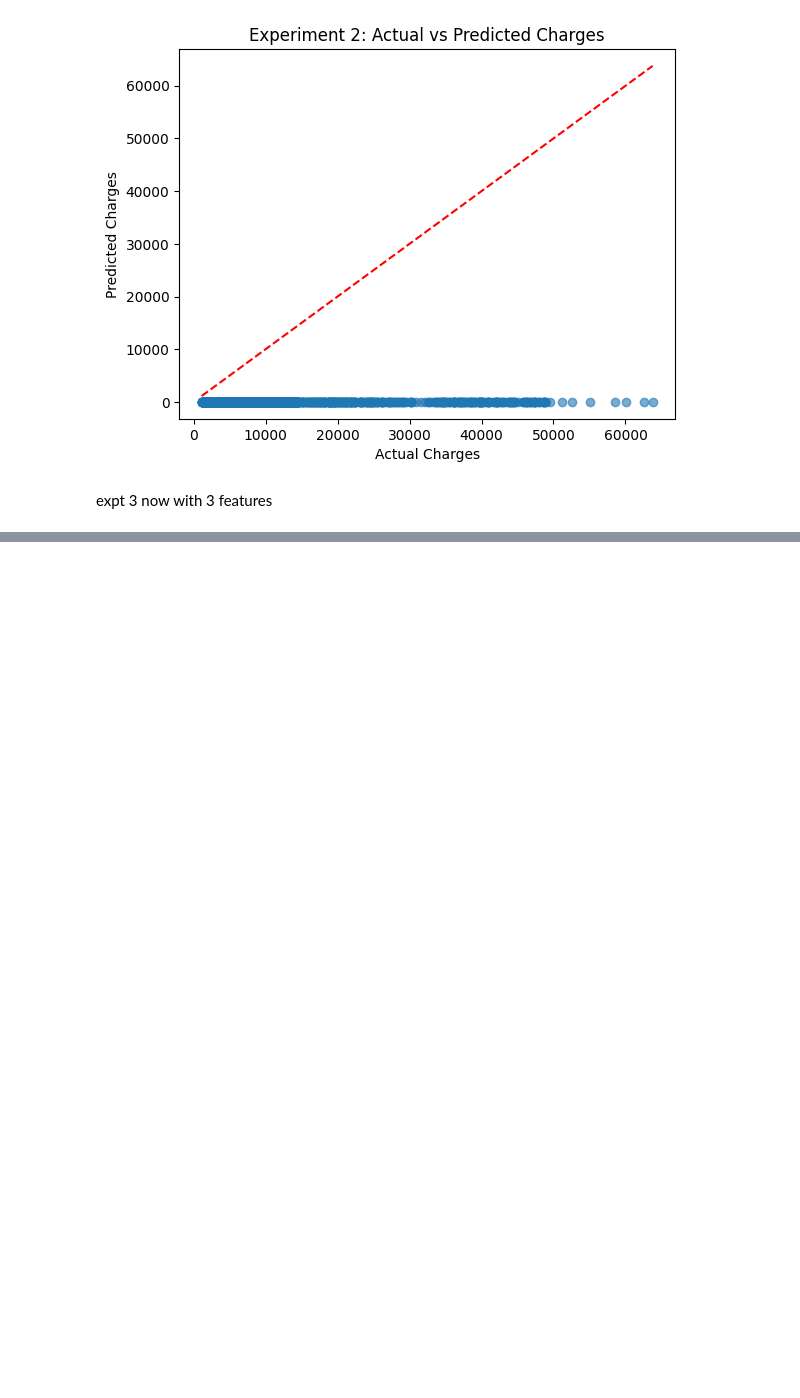
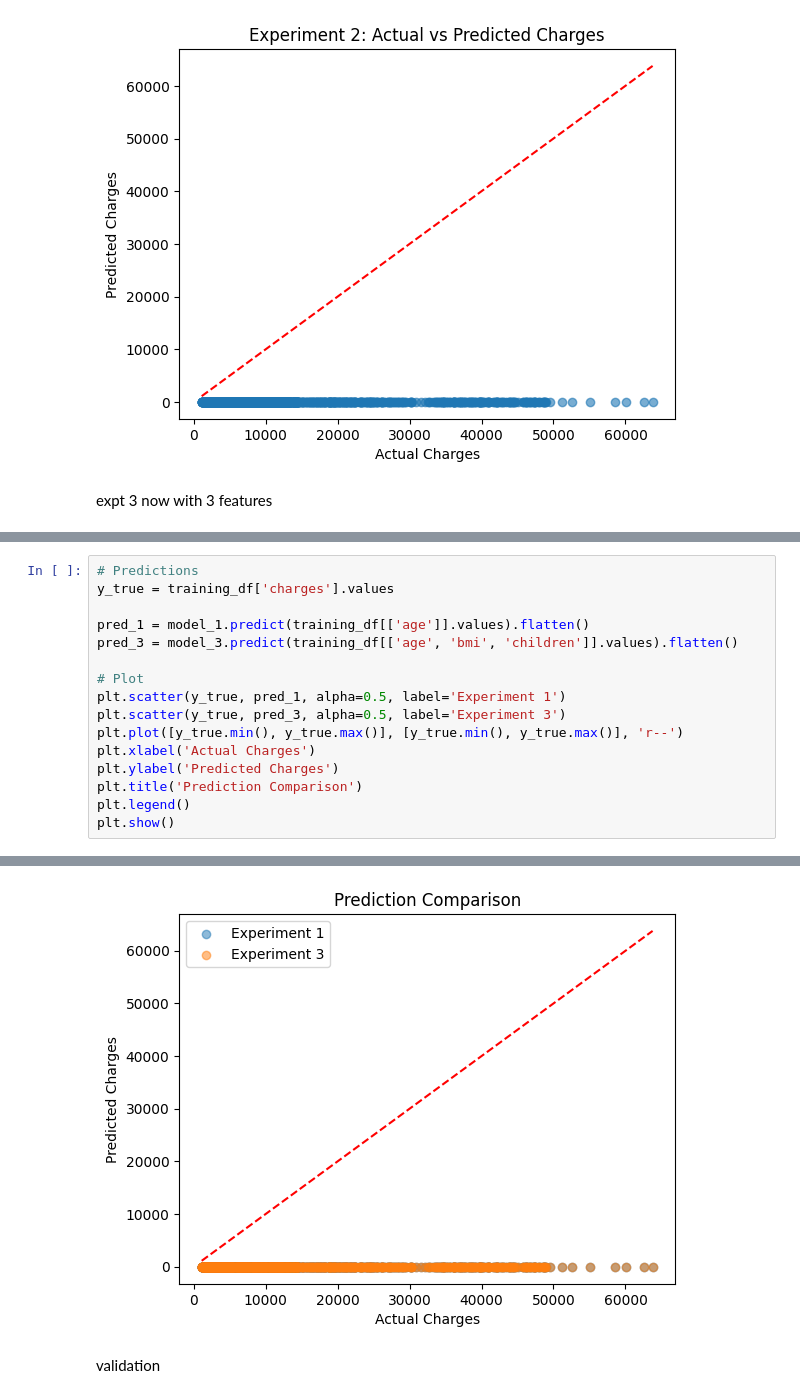
Before and after one commit to utkarsh-a113/CORE, a Jupyter notebook: regressionPCC.ipynb, the cells around one changed output, grey strips where cells are left out. Cells and saved outputs as stored; diff of their text form; blank space fills up the shorter version.

```diff
--- a/regressionPCC.ipynb
+++ b/regressionPCC.ipynb
@@ -414,0 +465,17 @@ Epoch 20/20
+# %%
+# Predictions
+y_true = training_df['charges'].values
+
+pred_1 = model_1.predict(training_df[['age']].values).flatten()
+pred_3 = model_3.predict(training_df[['age', 'bmi', 'children']].values).flatten()
+
+# Plot
+plt.scatter(y_true, pred_1, alpha=0.5, label='Experiment 1')
+plt.scatter(y_true, pred_3, alpha=0.5, label='Experiment 3')
+plt.plot([y_true.min(), y_true.max()], [y_true.min(), y_true.max()], 'r--')
+plt.xlabel('Actual Charges')
+plt.ylabel('Predicted Charges')
+plt.title('Prediction Comparison')
+plt.legend()
+plt.show()
+# %% [output]
@@ -414,0 +484,3 @@ Epoch 20/20
+[figure, added]
+# %% [markdown]
+validation
```
Also changed, not shown: parts of 11 cells of this notebook.
